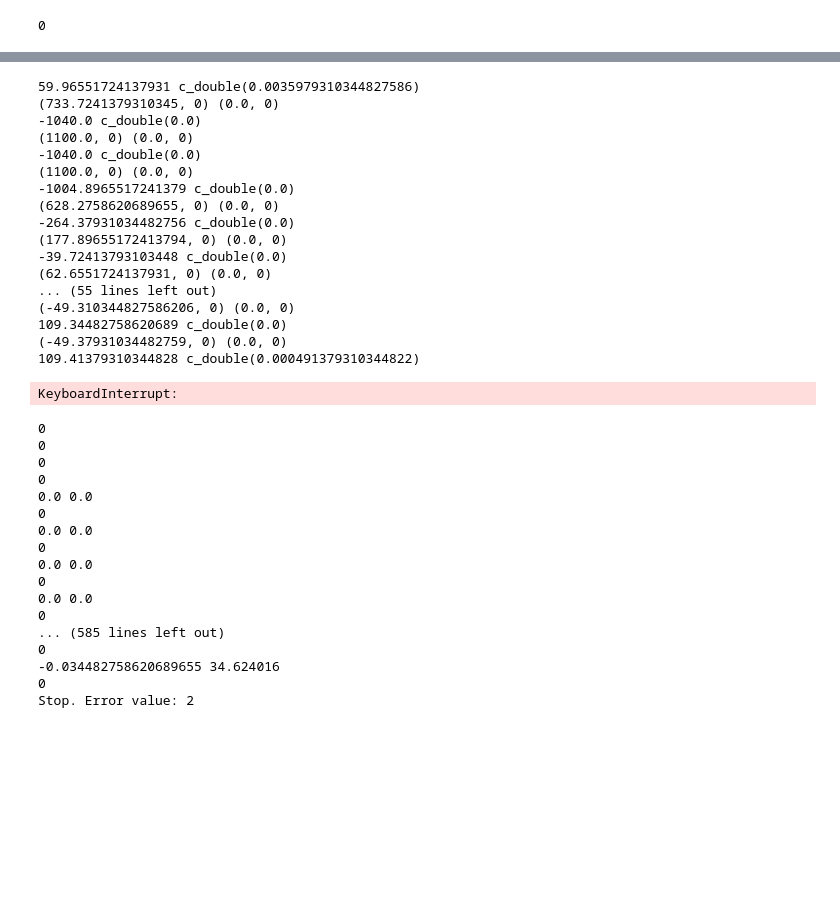
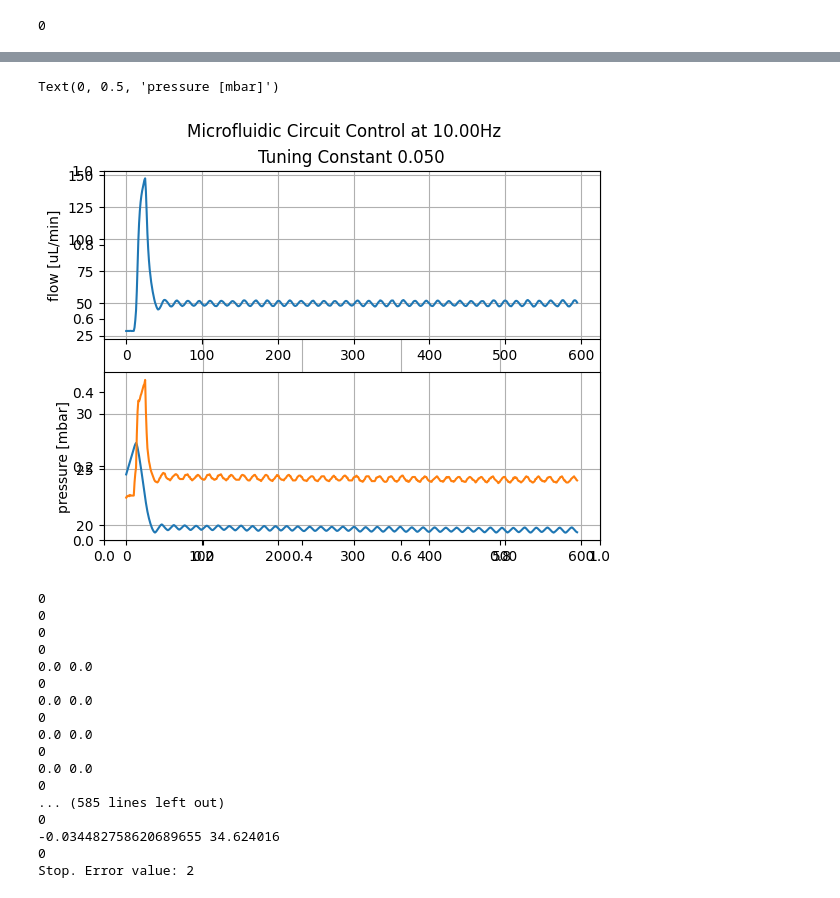
Before and after one commit to bdigg/auto-LNP, a Jupyter notebook: pumptest.ipynb, the cells around one changed output, grey strips where cells are left out. Drawn from its saved outputs; the diff is of its cells as text; code cells hidden in the pictures; blank space fills up the shorter version.

```diff
--- a/pumptest.ipynb
+++ b/pumptest.ipynb
@@ -180,3 +233,19 @@ while True:
+# %%
+plt.rcParams['axes.grid'] = True
+fig=plt.figure()
+fig.suptitle("Microfluidic Circuit Control at {0:.2f}Hz".format(1/period))
+plt.title(f"Tuning Constant {tuning_const:.3f}")
+
+plt.subplot(2,1,1)
+plt.plot( flow_list )
+plt.ylabel('flow [uL/min]')
+plt.subplot(2,1,2)
+plt.plot(cont_pressure_list)
+plt.plot(real_pressure_list)
+plt.ylabel('pressure [mbar]')
+# %% [output]
+Text(0, 0.5, 'pressure [mbar]')
+[figure, added]
 # %%
 
 #Input the setup type
@@ -323,27 +392,6 @@ control_list = []
 pressure_list = []
 
 #run()
-# %%
-run()
-# %% [output]
-59.96551724137931 c_double(0.0035979310344827586)
-(733.7241379310345, 0) (0.0, 0)
--1040.0 c_double(0.0)
-(1100.0, 0) (0.0, 0)
--1040.0 c_double(0.0)
-(1100.0, 0) (0.0, 0)
--1004.8965517241379 c_double(0.0)
-(628.2758620689655, 0) (0.0, 0)
--264.37931034482756 c_double(0.0)
-(177.89655172413794, 0) (0.0, 0)
--39.72413793103448 c_double(0.0)
-(62.6551724137931, 0) (0.0, 0)
-... (55 lines left out)
-(-49.310344827586206, 0) (0.0, 0)
-109.34482758620689 c_double(0.0)
-(-49.37931034482759, 0) (0.0, 0)
-109.41379310344828 c_double(0.000491379310344822)
-KeyboardInterrupt:
 # %%
 period = 0.1 # 10Hz
 
```
Also changed, not shown: parts of 7 cells of this notebook, 2 other files.
